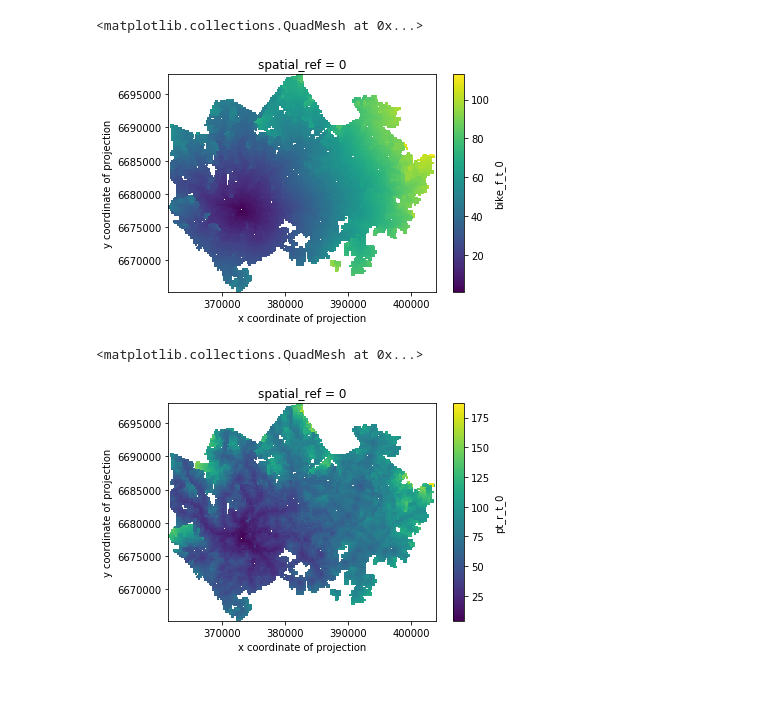
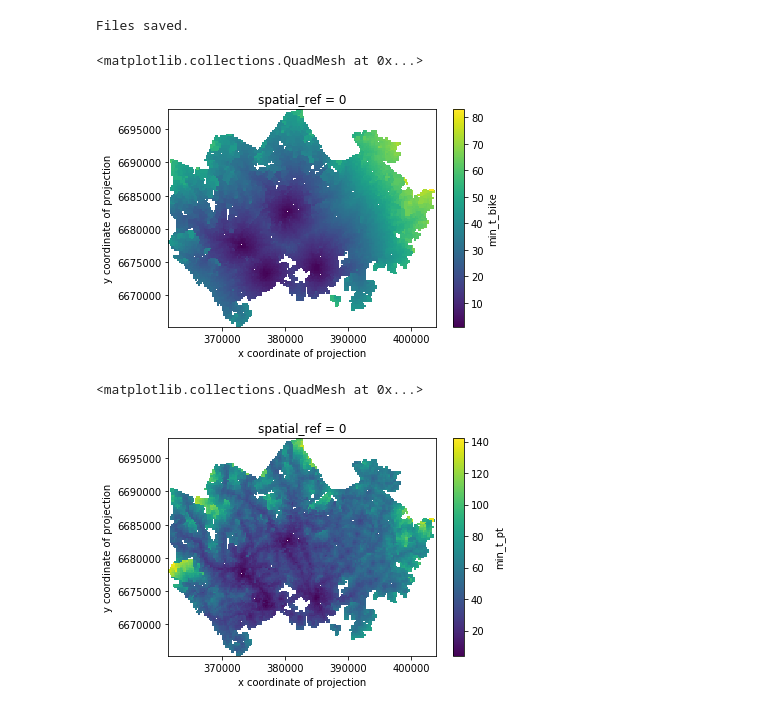
Before and after one commit to petterimuukkonen/sportsfacilities, a Jupyter notebook: grid-to-tiff.ipynb, the cells around one changed output. Saved outputs shown, nothing was run; the diff lists cells and outputs as text; code cells hidden in the pictures.

Commit message:
GeodataframeToTiff -function added, Main_code modified

```diff
--- a/grid-to-tiff.ipynb
+++ b/grid-to-tiff.ipynb
@@ -120,0 +1,21 @@ cube = make_geocube(vector_data=geodata, measurements= attr_list, resolution=(25
+# %%
+##running functions in Main_code
+%run Main_code
+
+# Defining used sport facility
+lipastype = "1350"
+lipasname = "jalkapallostadion"
+
+# Fetching Lipas data
+lipas_data = GetLipasData(lipastype,lipasname)
+
+# Creating ykr-list
+ykr_list = CreateYkrList(lipas_data)
+
+# Formulate filepaths for travel time data
+filepaths = FileFinder(ykr_list)
+
+# Join travel time files into YKR-grid and create a single geodataframe with minimum travel times
+geodata = TableJoiner(filepaths)
+
+geodata.head()
@@ -121,10 +33,24 @@ cube = make_geocube(vector_data=geodata, measurements= attr_list, resolution=(25
+# %%
+# Saving minimum travel times of each travel method to tiff-raster in outputs folder
+GeodataframeToTiff(geodata, lipastype, lipasname)
+# %% [output]
+Files saved.
+# %%
+# Tässä alla vielä erikseen make_geocube tuotokset plotattuna - ei merkittävä, voi poistaa tieltä
+from geocube.api.core import make_geocube
+
+# määritellään mistä attribuuteista tehdään rasterit
+attr_list = ["min_t_bike","min_t_pt","min_t_car"]
+
+# luodaan geocube 250m spat.resoluutiolle
+cube = make_geocube(vector_data=geodata, measurements= attr_list, resolution=(250, -250))
 # %%
-cube.bike_f_t_0.plot()
+cube.min_t_bike.plot()
 # %% [output]
 <matplotlib.collections.QuadMesh at 0x...>
-[figure, old version]
+[figure, new version]
 # %%
-cube.pt_r_t_0.plot()
+cube.min_t_pt.plot()
 # %% [output]
 <matplotlib.collections.QuadMesh at 0x...>
-[figure, old version]
+[figure, new version]
```
Also changed, not shown: parts of 5 cells of this notebook, 5 other files.
